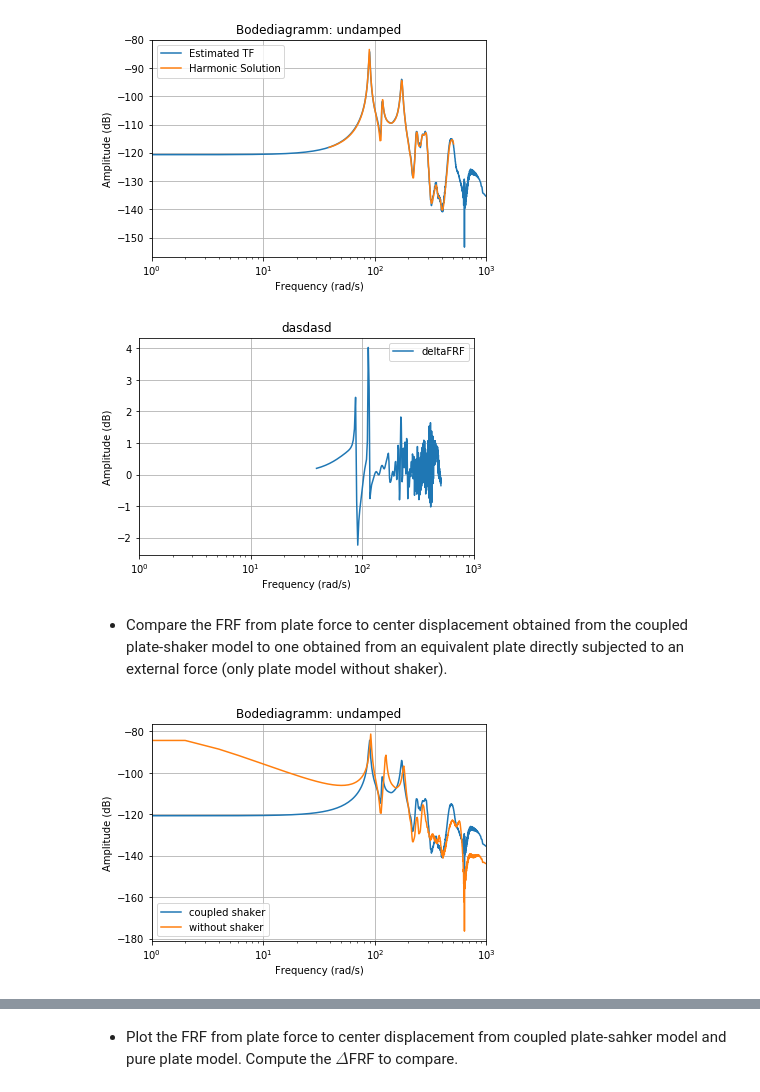
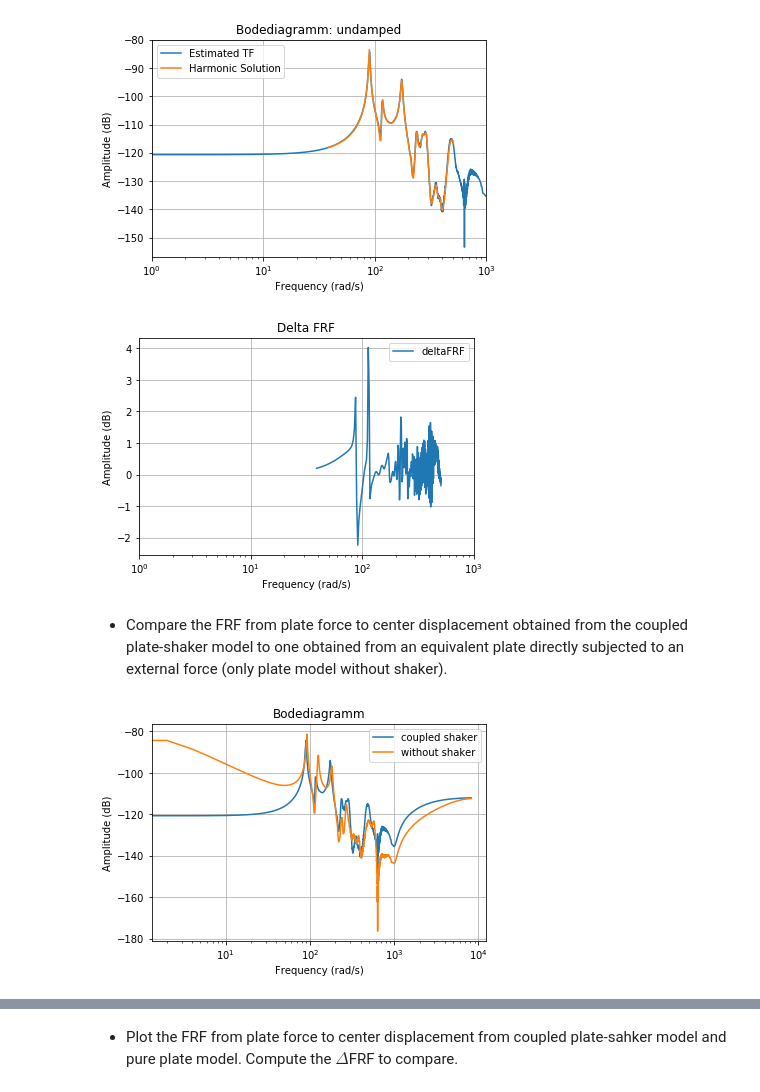
Before and after one commit to phmandl/modalanalyse, a Jupyter notebook: HW4/4_MeasurementTechniques_template_max.ipynb, the cells around one changed output, grey strips where cells are left out. Drawn from its saved outputs; the diff is of its cells as text; code cells hidden in the pictures.

```diff
--- a/HW4/4_MeasurementTechniques_template_max.ipynb
+++ b/HW4/4_MeasurementTechniques_template_max.ipynb
@@ -923,7 +904,7 @@ delta_frf = Ampl2[f_idx_lower:f_idx_upper] - PC_resp_z[:,0]
 # %%
 #compare amplitude
 plt.plot(frequency, delta_frf,label='deltaFRF')
-plt.title('dasdasd')
+plt.title('Delta FRF')
 plt.ylabel('Amplitude (dB)')
 plt.xlabel('Frequency (rad/s)')
 plt.xscale('log')
@@ -932,26 +913,23 @@ plt.grid(True)
 plt.legend()
 plt.show()
 # %% [output]
-[figure, old version]
+[figure, new version]
 # %% [markdown]
 * Compare the FRF from plate force to center displacement obtained from the coupled plate-shaker model to one obtained from an equivalent plate directly subjected to an external force (only plate model without shaker).
 # %%
 #compare amplitude
 plt.plot(f, Ampl2,label= 'coupled shaker')
 plt.plot(f, Ampl,label='without shaker')
-plt.title('Bodediagramm: undamped')
+plt.title('Bodediagramm')
 plt.ylabel('Amplitude (dB)')
 plt.xlabel('Frequency (rad/s)')
 plt.xscale('log')
-plt.xlim(1, 1000)
+#plt.xlim(1, 1000)
 plt.grid(True)
 plt.legend()
 plt.show()
-
-#new tf compute
-KC2, M
 # %% [output]
-[figure, old version]
+[figure, new version]
 # %%
 force = np.array(np.zeros((3*N, y_t.shape[0])))
 force[Iz[NC],:] = y_t # chirp signal as voltage input
```
Also changed, not shown: parts of 12 cells of this notebook.
